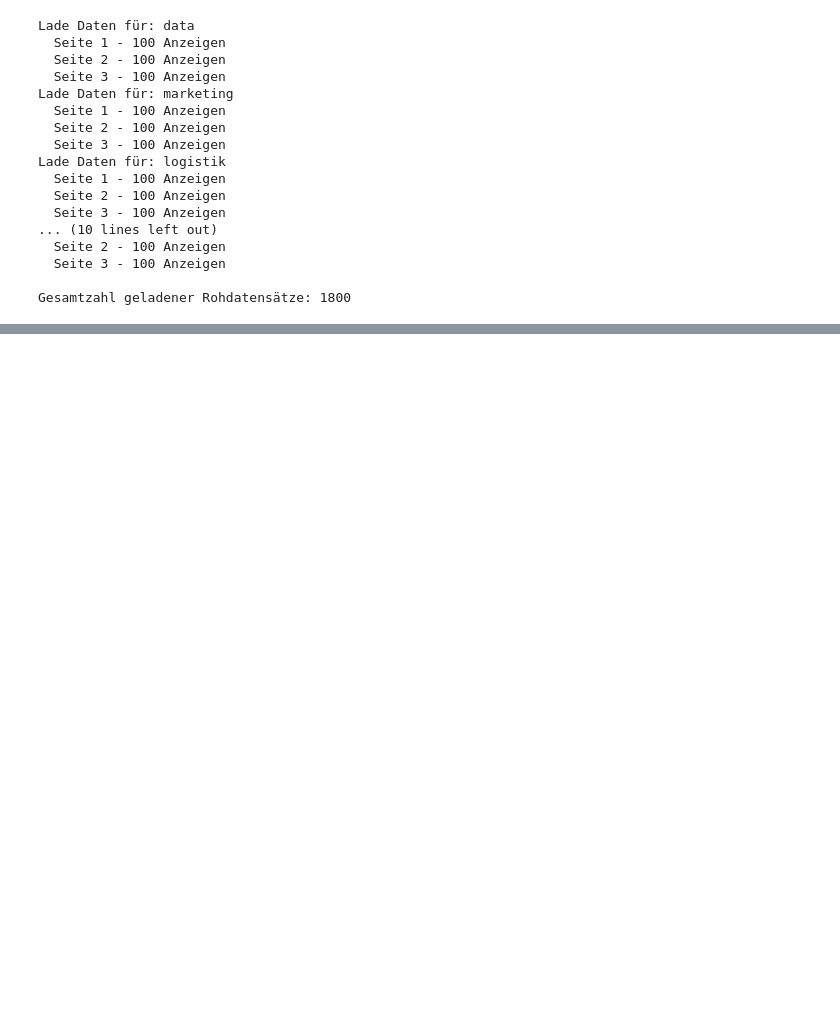
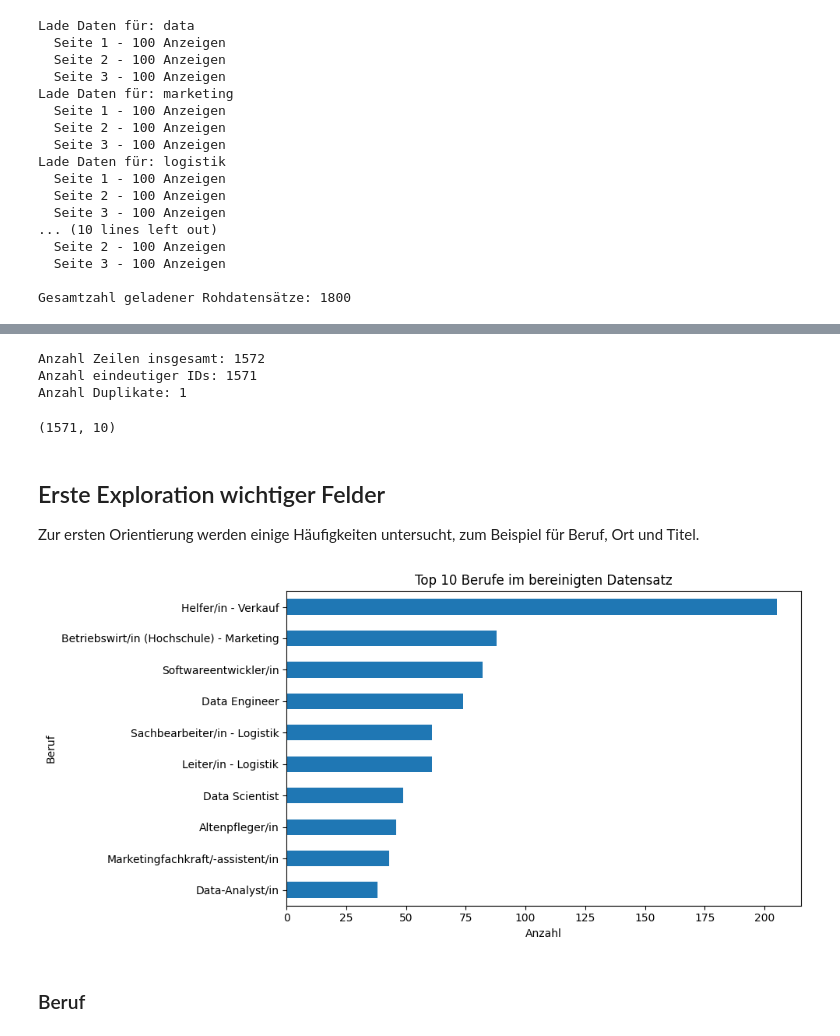
Before and after one commit to sophmophxx/salary_prediction_ml, a Jupyter notebook: notebooks/01_sprint_business_and_data_understanding.ipynb, the cells around one changed output, grey strips where cells are left out. Cells and saved outputs as stored; diff of their text form; code cells hidden in the pictures; blank space fills up the shorter version.

```diff
--- a/notebooks/01_sprint_business_and_data_understanding.ipynb
+++ b/notebooks/01_sprint_business_and_data_understanding.ipynb
@@ -112,0 +193,4 @@ Form des DataFrames: (1800, 10)
+# %%
+df = df[df["land"] == "Deutschland"].copy()
+print(df.shape)
+df["land"].value_counts(dropna=False)
@@ -112,0 +222,13 @@ Form des DataFrames: (1800, 10)
+# %%
+df = df.dropna(subset=["id"]).copy()
+
+df = df.dropna(subset=["beruf"]).copy()
+
+df["titel"] = df["titel"].fillna("Unbekannt")
+df["arbeitgeber"] = df["arbeitgeber"].fillna("Unbekannt")
+df["ort"] = df["ort"].fillna("Unbekannt")
+df["region"] = df["region"].fillna("Unbekannt")
+df["plz"] = df["plz"].fillna("Unbekannt")
+df["land"] = df["land"].fillna("Unbekannt")
+df["eintrittsdatum"] = df["eintrittsdatum"].fillna("Unbekannt")
+df["aktuelleVeroeffentlichungsdatum"] = df["aktuelleVeroeffentlichungsdatum"].fillna("Unbekannt")
@@ -112,0 +254,31 @@ Form des DataFrames: (1800, 10)
+# %%
+print("Anzahl Zeilen insgesamt:", len(df))
+print("Anzahl eindeutiger IDs:", df["id"].nunique())
+print("Anzahl Duplikate:", len(df) - df["id"].nunique())
+# %% [output]
+Anzahl Zeilen insgesamt: 1572
+Anzahl eindeutiger IDs: 1571
+Anzahl Duplikate: 1
+# %%
+df = df.drop_duplicates(subset="id").copy()
+print(df.shape)
+# %% [output]
+(1571, 10)
+# %% [markdown]
+## Erste Exploration wichtiger Felder
+
+Zur ersten Orientierung werden einige Häufigkeiten untersucht, zum Beispiel für Beruf, Ort und Titel.
+# %%
+top_berufe = df["beruf"].value_counts().head(10)
+
+plt.figure(figsize=(10, 5))
+top_berufe.sort_values().plot(kind="barh")
+plt.title("Top 10 Berufe im bereinigten Datensatz")
+plt.xlabel("Anzahl")
+plt.ylabel("Beruf")
+plt.tight_layout()
+plt.show()
+# %% [output]
+[figure, added]
+# %% [markdown]
+### Beruf
```
Also changed, not shown: parts of 29 cells of this notebook, 1 other file.
